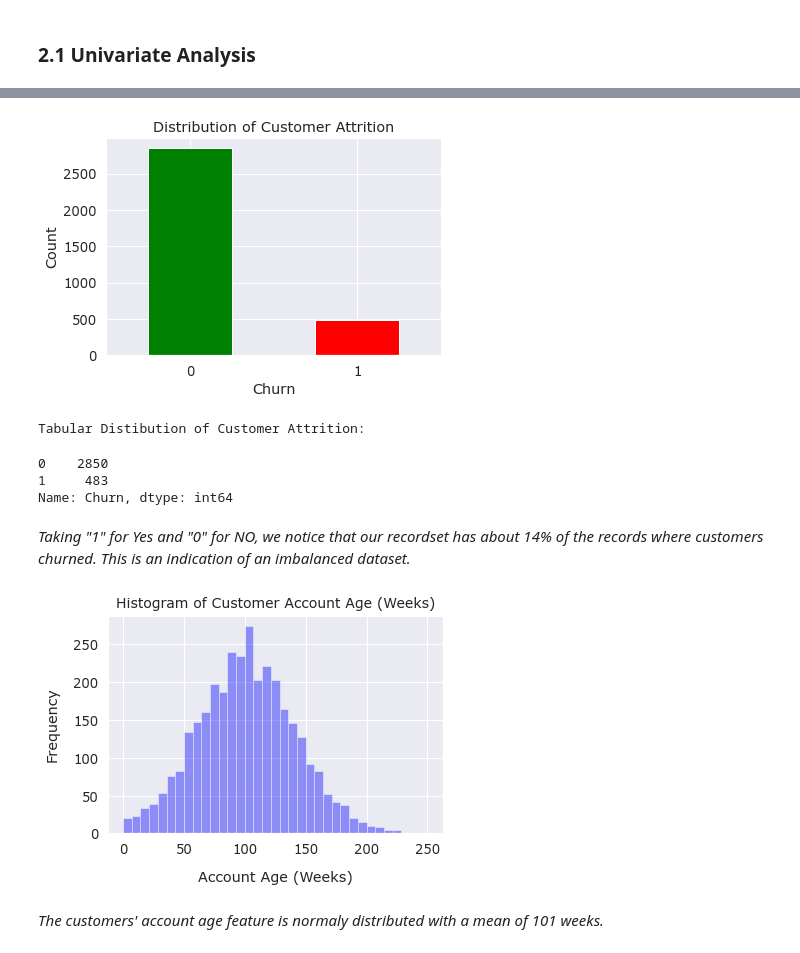
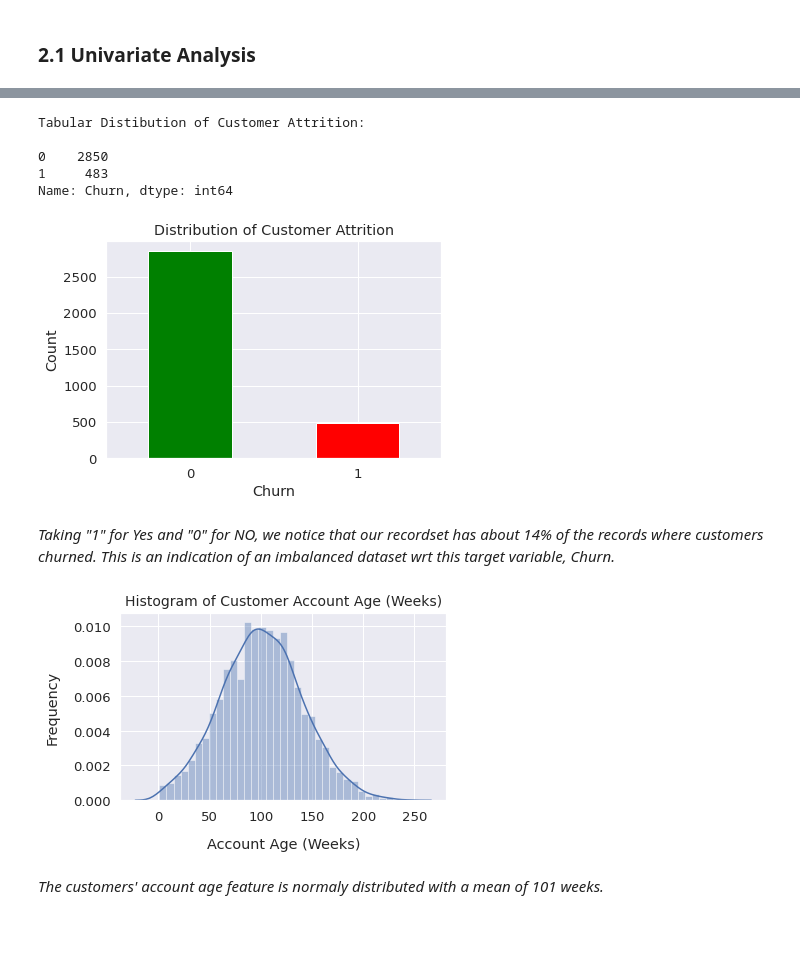
Before and after one commit to KutayAkalin/ML_Course_9-11-20, a Jupyter notebook: Project/09-11-2020 ML Course Nigeria Project Michael_Kiiru.ipynb, the cells around one changed output, grey strips where cells are left out. Cells and saved outputs as stored; diff of their text form; code cells hidden in the pictures.

```diff
--- a/Project/09-11-2020 ML Course Nigeria Project Michael_Kiiru.ipynb
+++ b/Project/09-11-2020 ML Course Nigeria Project Michael_Kiiru.ipynb
@@ -150,7 +157,13 @@ df.describe()
 # %%
 # Distribution of the label feature.
 
-sns.set(font='verdana', font_scale=1.2, palette='deep', color_codes=True)
+# Tabular distribution of the label
+
+print('Tabular Distibution of Customer Attrition: \n')
+print(df.Churn.value_counts(), '\n')
+
+# Plot
+sns.set(font_scale=1.2, palette='deep', color_codes=True)
 plt.figure(figsize = (6, 4))
 df.Churn.value_counts().plot(kind = 'bar', rot = 0, color = ['green', 'red'])
 plt.xlabel('Churn')
@@ -158,28 +171,24 @@ plt.ylabel('Count')
 plt.title('Distribution of Customer Attrition')
 plt.show()
 # %% [output]
+Tabular Distibution of Customer Attrition:
+
+0    2850
+1     483
+Name: Churn, dtype: int64
-[figure, old version]
+[figure, new version]
-# %%
-# Tabular distribution of the label
-
-print('Tabular Distibution of Customer Attrition: \n')
-data.Churn.value_counts()
-# %% [output]
-Tabular Distibution of Customer Attrition:
-0    2850
-1     483
-Name: Churn, dtype: int64
 # %% [markdown]
-<em>Taking "1" for Yes and "0" for NO, we notice that our recordset has about 14% of the records where customers churned. This is an indication of an imbalanced dataset. </em>
+<em>Taking "1" for Yes and "0" for NO, we notice that our recordset has about 14% of the records where customers churned. This is an indication of an imbalanced dataset wrt this target variable, Churn. </em>
 # %%
 # Histogram distribution for the age of customer accounts.
 
-sns.distplot(df['AccountWeeks'], kde = False, color='blue', hist_kws={"range": [0, 250]})
+sns.distplot(df.AccountWeeks)
 plt.xlabel("Account Age (Weeks)", labelpad=14)
 plt.ylabel("Frequency", labelpad=14)
 plt.title("Histogram of Customer Account Age (Weeks)", fontsize=14, y=1.01)
+plt.tight_layout()
 plt.show()
 # %% [output]
-[figure, old version]
+[figure, new version]
 # %% [markdown]
 <em>The customers' account age feature is normaly distributed with a mean of 101 weeks. </em>
```
Also changed, not shown: parts of 97 cells of this notebook.
